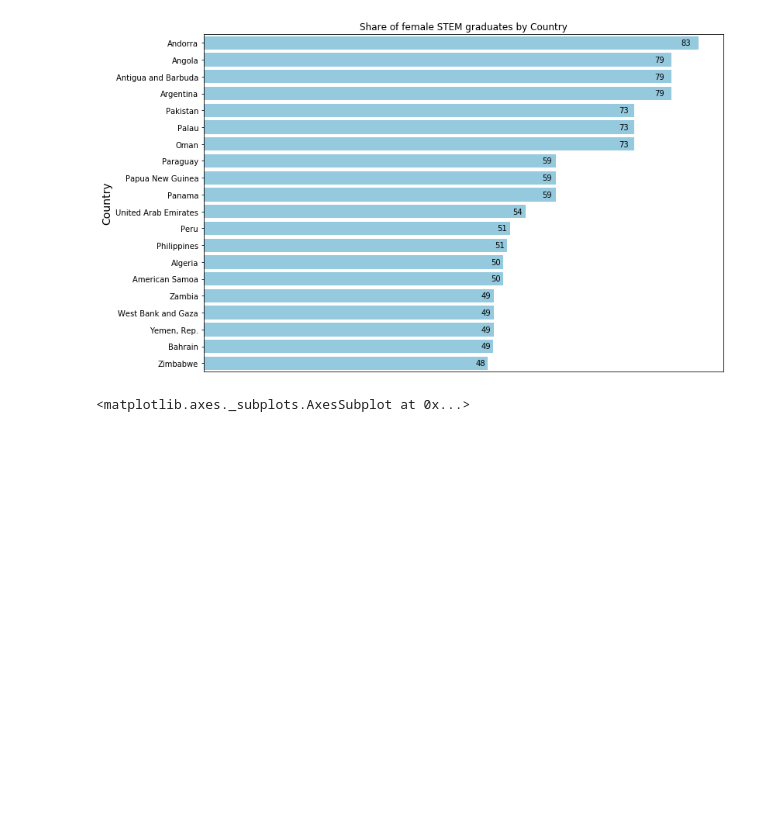
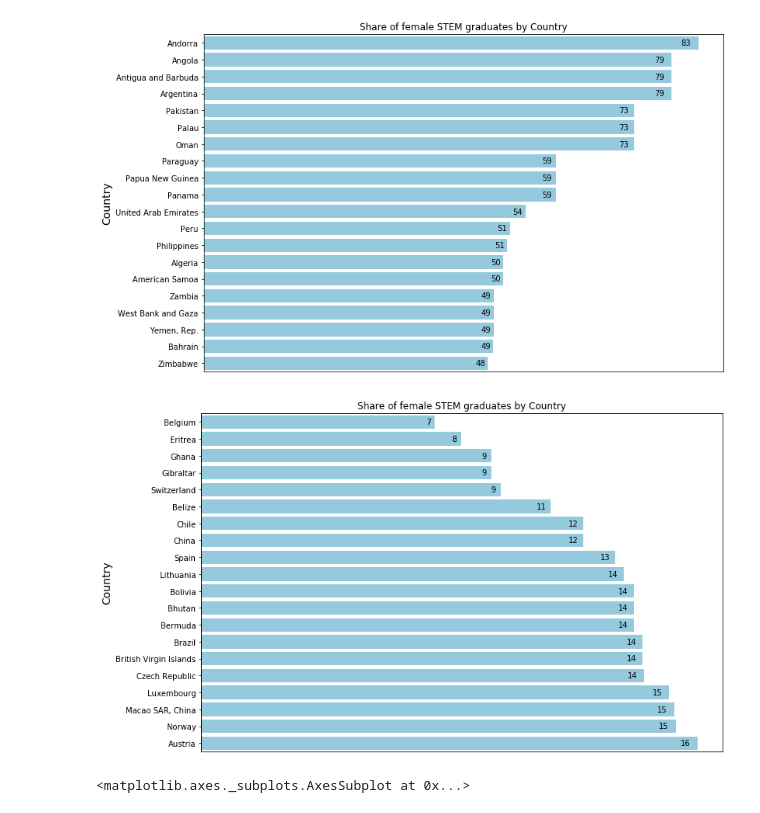
Before and after one commit to HamoyeHQ/GFP-21-Pytorch, a Jupyter notebook: exploratory_data_analysis.ipynb, the cells around one changed output. Saved outputs shown, nothing was run; the diff lists cells and outputs as text; code cells hidden in the pictures; blank space fills up the shorter version.

```diff
--- a/exploratory_data_analysis.ipynb
+++ b/exploratory_data_analysis.ipynb
@@ -187,18 +128,10 @@ top_20
 # %%
 plt.figure(figsize=(12, 8))
-splot=sns.barplot(y = top_20.index, x = 'median', data=top_20, color="skyblue")
-# plt.barh(y = top_20.index, x = 'median', data = top_20, width  )
+splot=sns.barplot(y = top_20.index, x = 'central', data=top_20, color="skyblue")
 plt.xlabel("", size=14)
 plt.xticks([])
 plt.ylabel("Country", size=14)
 plt.title('Share of female STEM graduates by Country')
-# for p in splot.patches:
-#     splot.annotate(format(p.get_width(), '.1f'),
-#                    (p.get_x() + p.get_height() / 2., p.get_width()),
-#                    ha = 'center', va = 'center',
-#                    size=9,
-#                    xytext = (0, -12),
-#                    textcoords = 'offset points')
 for rect in splot.patches:
     width = rect.get_width()
     plt.text(0.975*rect.get_width(), rect.get_y()+0.5*rect.get_height(),
@@ -208,6 +141,22 @@ for rect in splot.patches:
 # plt.savefig("add_annotation_to_bars_in_barplot_Seaborn_Python.png")
 # %% [output]
 [figure]
+# %%
+plt.figure(figsize=(12, 8))
+splot=sns.barplot(y = bottom_20.index, x = 'central', data=bottom_20, color="skyblue")
+plt.xlabel("", size=14)
+plt.xticks([])
+plt.ylabel("Country", size=14)
+plt.title('Share of female STEM graduates by Country')
+for rect in splot.patches:
+    width = rect.get_width()
+    plt.text(0.975*rect.get_width(), rect.get_y()+0.5*rect.get_height(),
+             '%d' % int(width),
+             ha='center', va='center')
+# plt.bar_label(splot.containers[0],size=16,label_type='center')
+# plt.savefig("add_annotation_to_bars_in_barplot_Seaborn_Python.png")
+# %% [output]
+[figure, added]
 # %%
 sns.distplot(all_)
 # %% [output]
```
Also changed, not shown: parts of 9 cells of this notebook, 2 other files.
